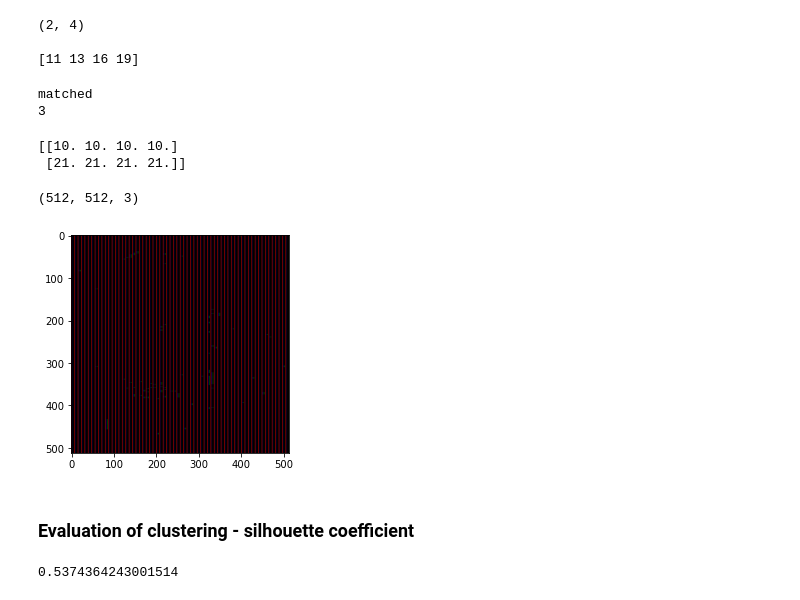
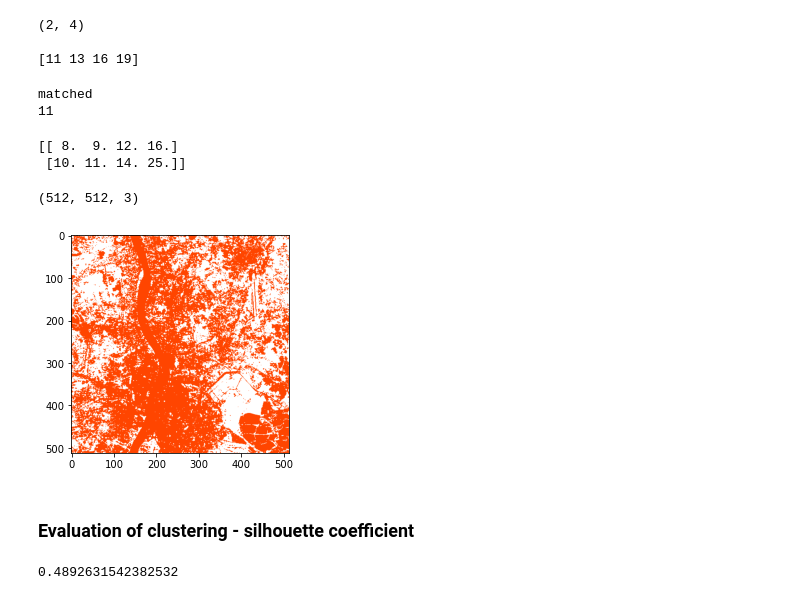
Before and after one commit to oceanseemona/9_K-means-clustering-for-satellite-images, a Jupyter notebook: k_means_code.ipynb, the cells around one changed output. Drawn from its saved outputs; the diff is of its cells as text; code cells hidden in the pictures.

```diff
--- a/k_means_code.ipynb
+++ b/k_means_code.ipynb
@@ -18,15 +18,15 @@ color = [[255,69,0],[255,255,255],[0,255,255],[255,0,0],[0,255,0],[0,0,255]]
 # %%
 # 2. Input satellite images, imageInput (512, 512,4)
 
-imageinput=np.array([im1,im2,im3,im4])
-imageinput=imageinput.reshape(512,512,4)
+imageinput=np.array([im1,im2,im3,im4]).T
+#imageinput=imageinput.reshape(512,512,4)
 print(imageinput.shape)
 # %% [output]
 (512, 512, 4)
 # %%
 # 3. Initialize clusteredImage as the output image
 
-clusteredImage = np.zeros((512,512,3))
+clusteredImage = np.zeros((512,512,3),dtype='uint8')
 # %%
 # 4. Select k=3 random x,y co-ordinates and extract pixel values from imageInput
 
@@ -115,18 +115,18 @@ for i in range(threshold):
         initCentroids = updatedCentroids
 # %% [output]
 matched
-3
+11
 # %%
 print(updatedCentroids)
 # %% [output]
-[[10. 10. 10. 10.]
- [21. 21. 21. 21.]]
+[[ 8.  9. 12. 16.]
+ [10. 11. 14. 25.]]
 # %%
 # 6. assign color
 
 for i in range(512):
     for j in range(512):
-        clusteredImage[i,j,:] = color[int(classData[i,j])]
+        clusteredImage[j,i,:] = color[int(classData[i,j])]
 
 clusteredImage.shape
 # %% [output]
@@ -134,11 +134,11 @@ clusteredImage.shape
 # %%
 # 7. Display clusteredImage
 
-img = Image.fromarray(clusteredImage.astype(int), 'RGB')
+img = Image.fromarray(clusteredImage, 'RGB')
 imgplot = plt.imshow(img)
 plt.show()
 # %% [output]
-[figure, old version]
+[figure, new version]
 # %% [markdown]
 ### Evaluation of clustering - silhouette coefficient
 # %%
@@ -195,7 +195,7 @@ for i in range(5):
 silhouette_coeff_2 = np.amax(s)
 print(silhouette_coeff_2)
 # %% [output]
-0.5374364243001514
+0.4892631542382532
 # %%
 # Repeating same process for k = 3,4,5
 
```
Also changed, not shown: parts of 4 cells of this notebook, 4 other files.
